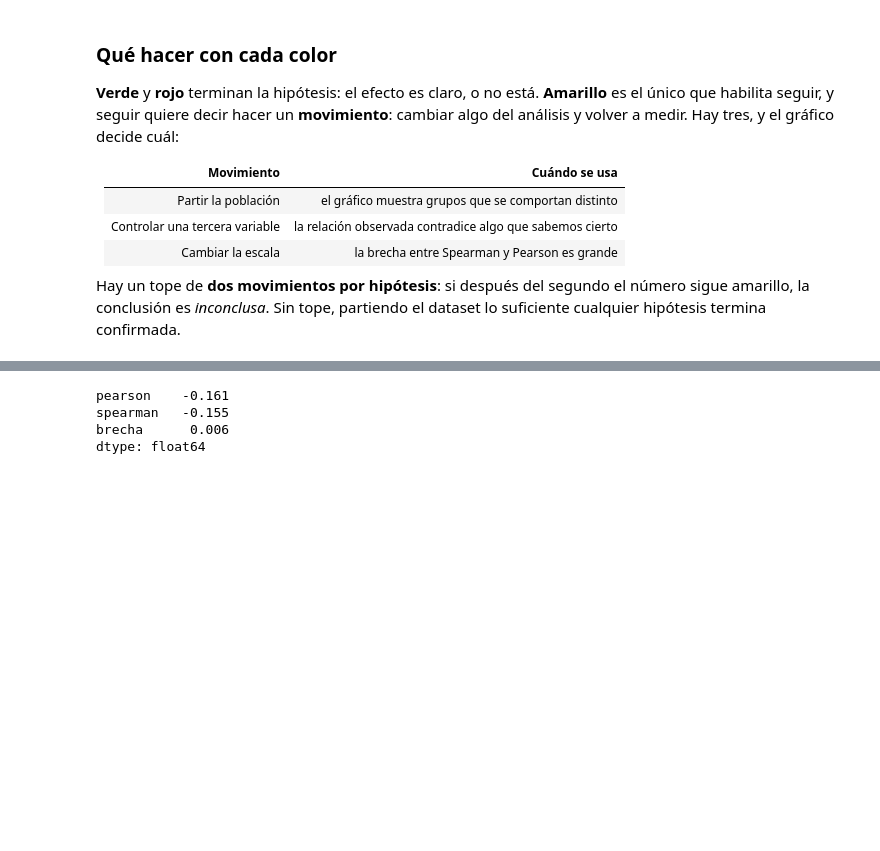
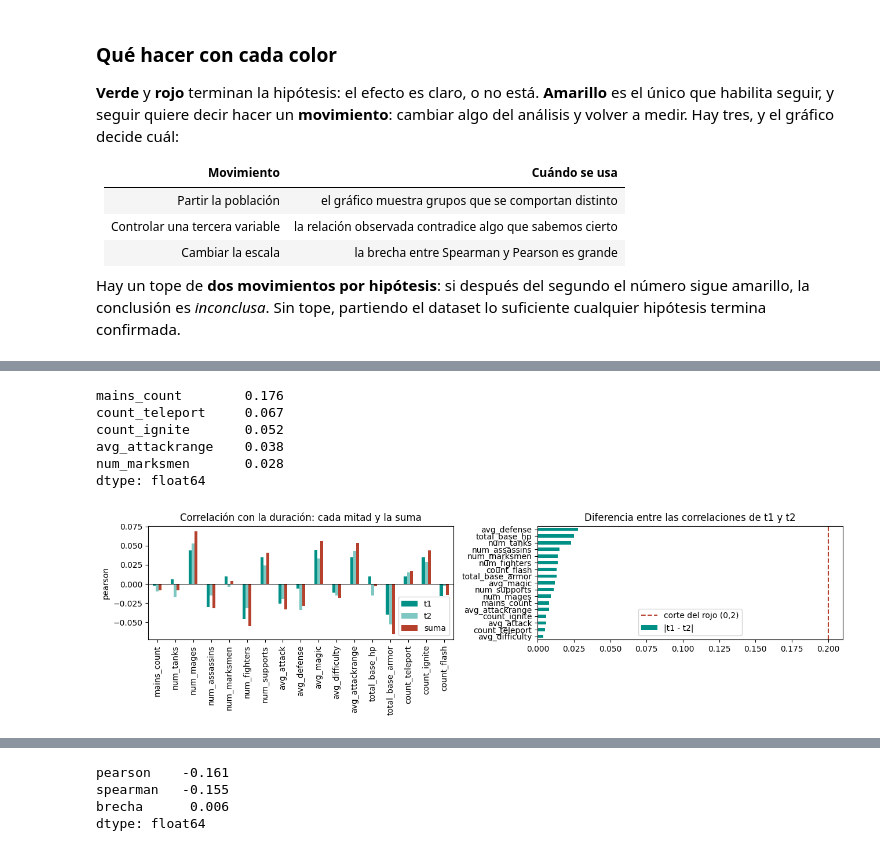
Before and after one commit to aguilarezequiel/FF-15, a Jupyter notebook: notebooks/entrega-2/eda_entrega2.ipynb, the cells around one changed output, grey strips where cells are left out. Cells and saved outputs as stored; diff of their text form; code cells hidden in the pictures; blank space fills up the shorter version.

```diff
--- a/notebooks/entrega-2/eda_entrega2.ipynb
+++ b/notebooks/entrega-2/eda_entrega2.ipynb
@@ -1192,0 +1448,10 @@ dataset, y está medido en la Sección 9.
+# %%
+# Cada agregado, medido cuatro veces contra el objetivo
+h3 = pd.DataFrame({
+    a: {"t1": df[f"t1_{a}"].corr(dur), "t2": df[f"t2_{a}"].corr(dur),
+        "suma": (df[f"t1_{a}"] + df[f"t2_{a}"]).corr(dur),
+        "dif_abs": (df[f"t1_{a}"] - df[f"t2_{a}"]).abs().corr(dur)}
+    for a in AGG}).T.round(3)
+h3["|t1 - t2|"] = (h3["t1"] - h3["t2"]).abs()
+h3["mejor"] = h3[["t1", "t2", "suma", "dif_abs"]].abs().idxmax(axis=1)
+h3.sort_values("suma", key=abs, ascending=False)
@@ -1192,0 +1508,29 @@ dataset, y está medido en la Sección 9.
+# %%
+# Por qué la suma funciona: las composiciones de los dos equipos son independientes
+pd.Series({a: df[f"t1_{a}"].corr(df[f"t2_{a}"]) for a in AGG}) \
+    .sort_values(key=abs, ascending=False).head(5).round(3)
+# %% [output]
+mains_count        0.176
+count_teleport     0.067
+count_ignite       0.052
+avg_attackrange    0.038
+num_marksmen       0.028
+dtype: float64
+# %%
+# El mismo agregado, medido de las cuatro formas
+fig, axes = plt.subplots(1, 2, figsize=(13, 3.8))
+h3[["t1", "t2", "suma"]].plot(kind="bar", ax=axes[0],
+                              color=[TEAL, "#7fc7c2", LADRILLO])
+axes[0].set_title("Correlación con la duración: cada mitad y la suma")
+axes[0].axhline(0, color="black", linewidth=.6)
+axes[0].set_ylabel("pearson")
+axes[0].tick_params(axis="x", rotation=90)
+h3["|t1 - t2|"].sort_values().plot(kind="barh", color=TEAL, ax=axes[1])
+axes[1].set_title("Diferencia entre las correlaciones de t1 y t2")
+axes[1].axvline(0.2, color=LADRILLO, linestyle="--",
+                label="corte del rojo (0,2)")
+axes[1].legend()
+plt.tight_layout()
+plt.show()
+# %% [output]
+[figure]
```
Also changed, not shown: parts of 77 cells of this notebook, 7 other files.
